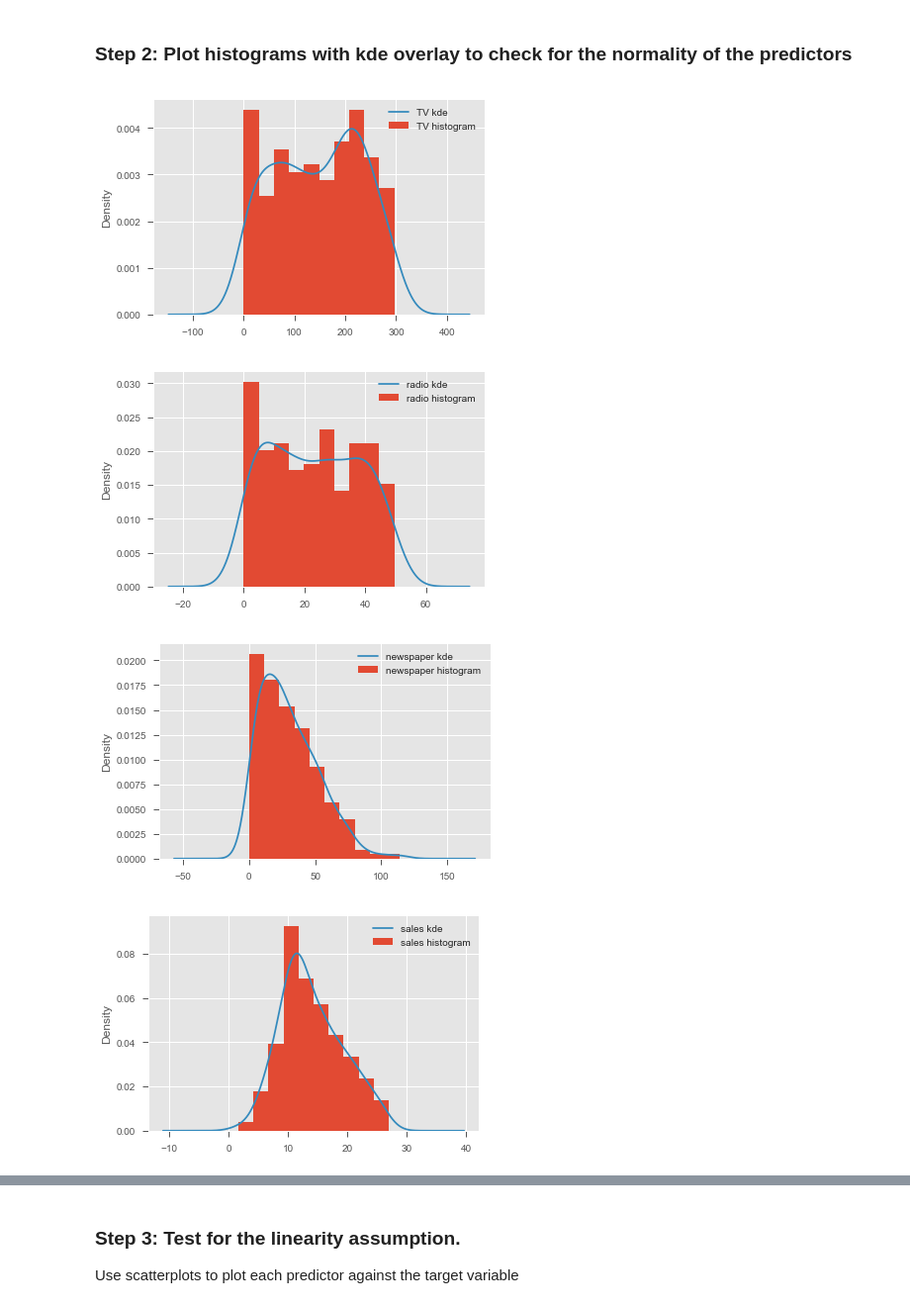
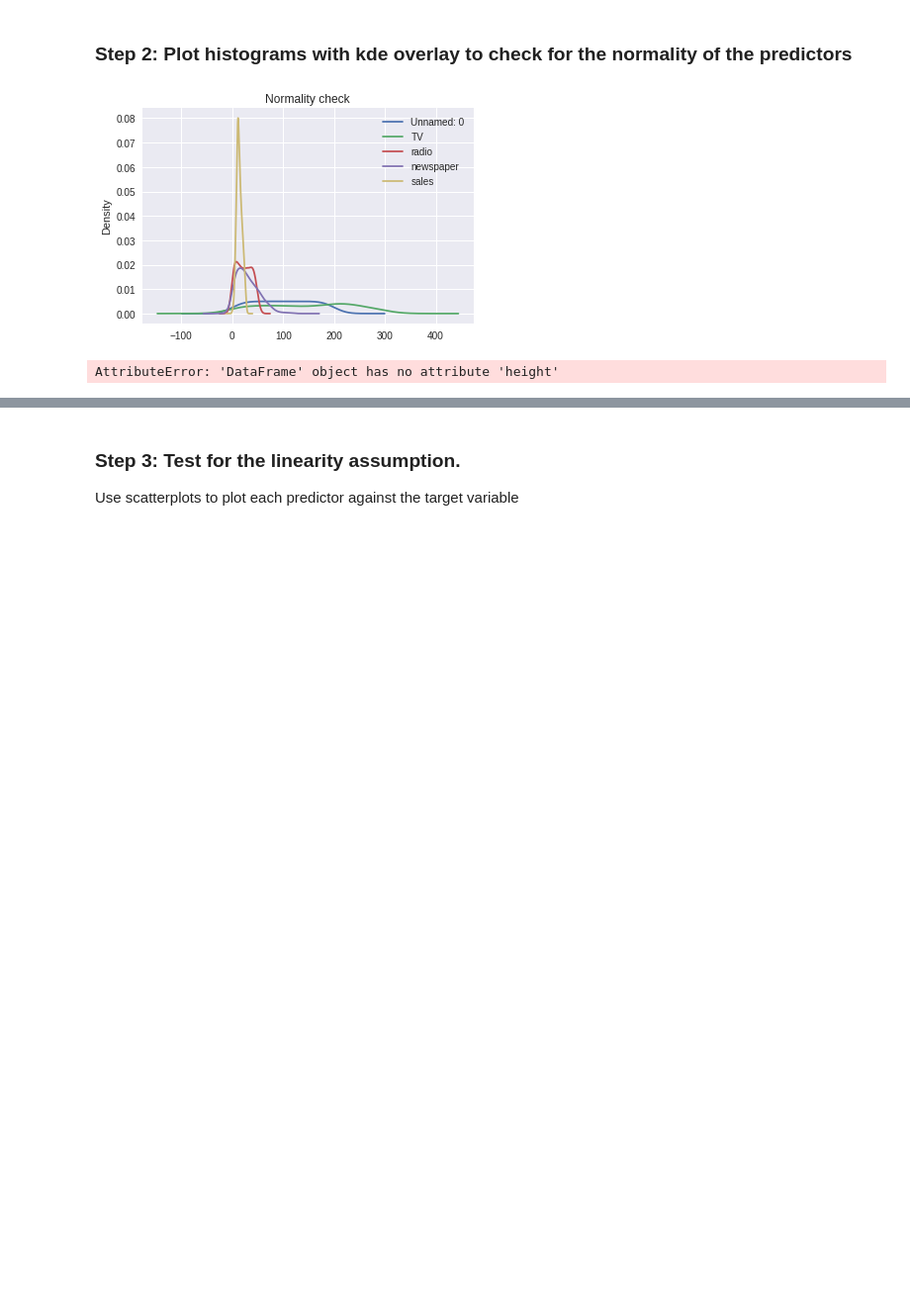
Before and after one commit to AustinKrause/dsc-01-10-13-regression-statsmodels-lab-nyc-ds-career-031119, a Jupyter notebook: index.ipynb, the cells around one changed output, grey strips where cells are left out. Shown at 99% size. Saved outputs shown, nothing was run; the diff lists cells and outputs as text; code cells hidden in the pictures; blank space fills up the shorter version.

```diff
--- a/index.ipynb
+++ b/index.ipynb
@@ -51,11 +51,14 @@ df.describe()
 ### Step 2: Plot histograms with kde overlay to check for the normality of the predictors
 # %%
 # For all the variables, check if they hold normality assumption
+df.plot.kde()
+plt.title("Normality check")
+plt.show()
+plt.scatter(df.height, df.Weight)
+plt.title("Linearity check")
 # %% [output]
-[figure, old version]
+[figure, new version]
-[figure, removed]
-[figure, removed]
-[figure, removed]
+AttributeError: 'DataFrame' object has no attribute 'height'
 # %%
 # Record your observations on normality here
 # %% [markdown]
```
